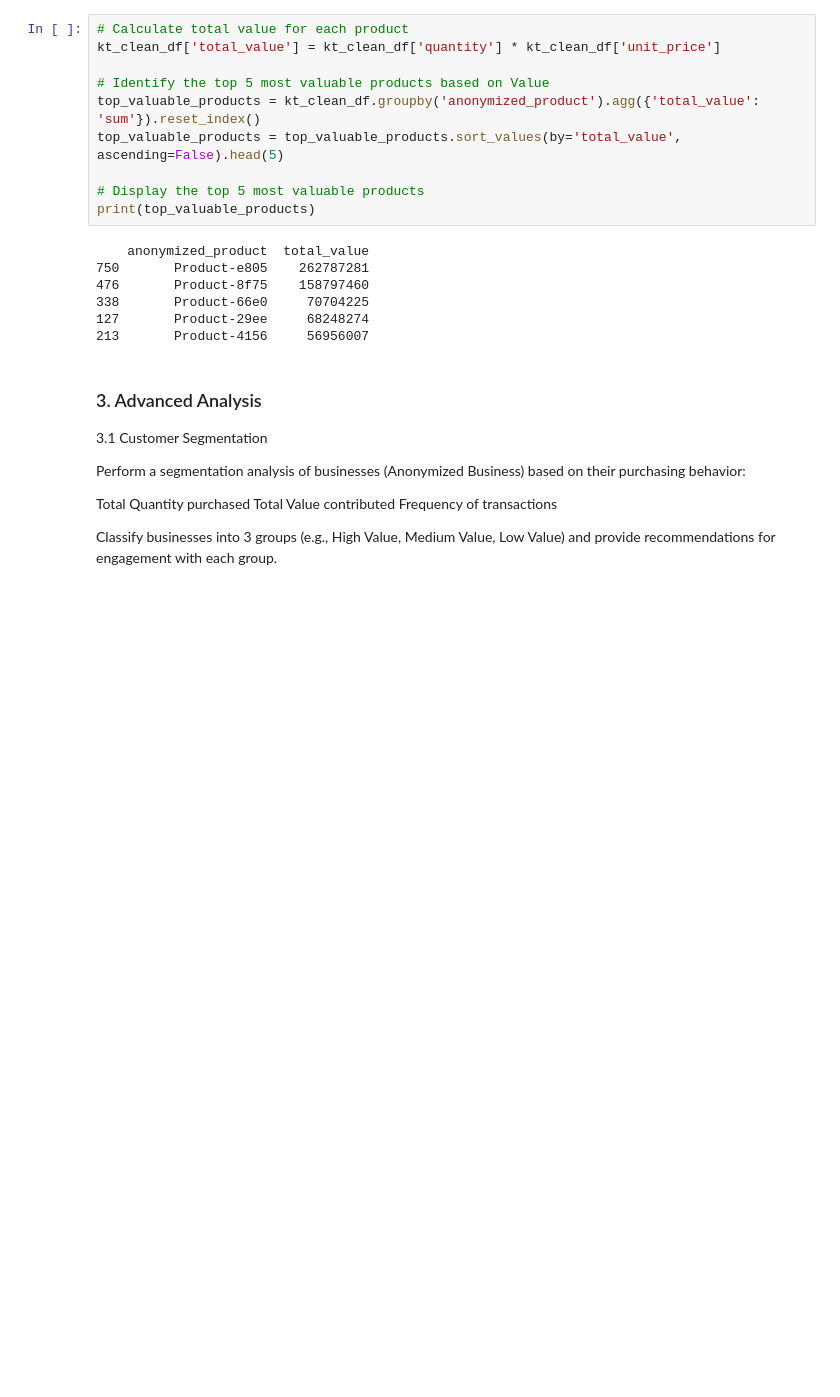
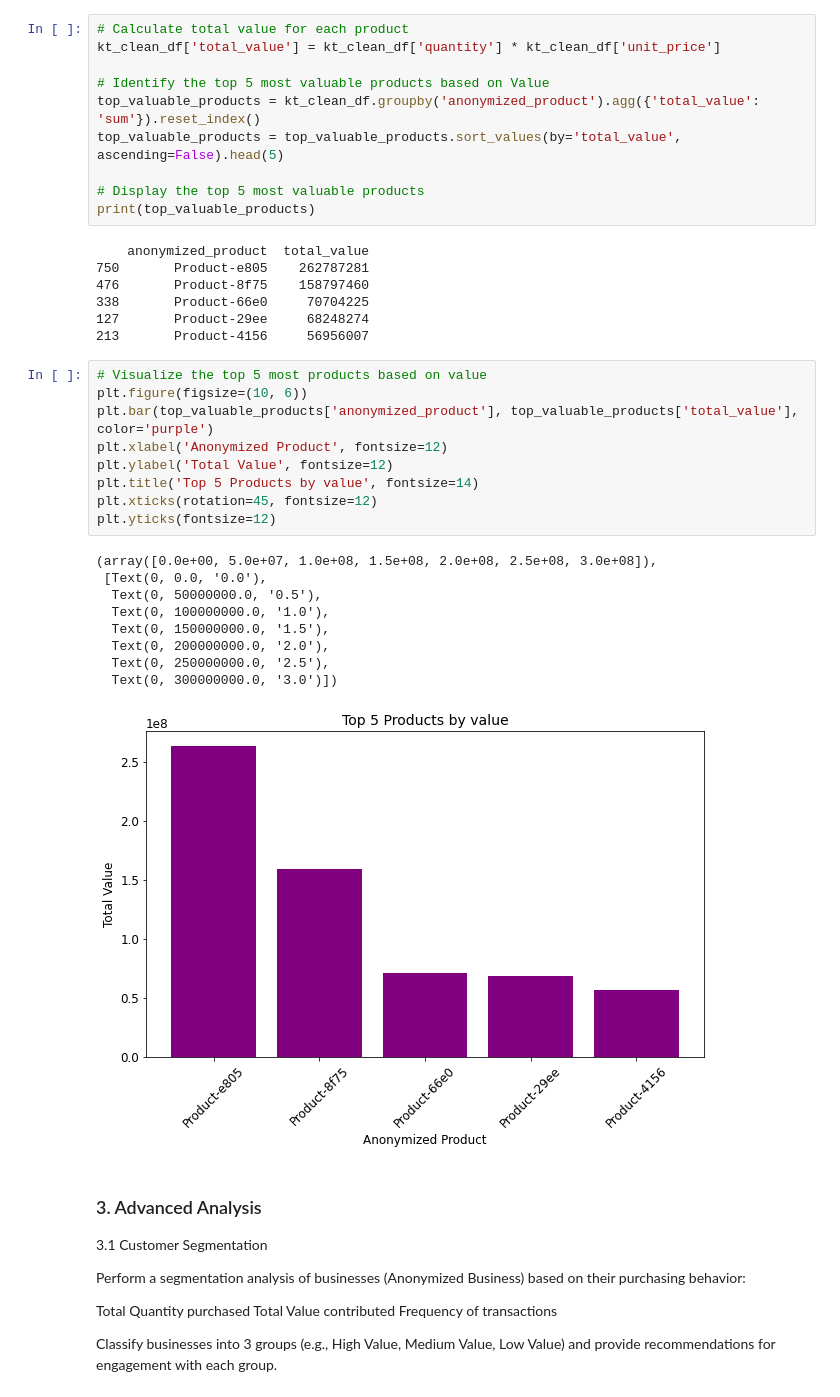
Before and after one commit to wambuiGicheha/kwanza_tukule_TechAssement, a Jupyter notebook: index.ipynb, the cells around one changed output. Drawn from its saved outputs; the diff is of its cells as text; blank space fills up the shorter version.

```diff
--- a/index.ipynb
+++ b/index.ipynb
@@ -529,6 +547,25 @@ print(top_valuable_products)
 338       Product-66e0     70704225
 127       Product-29ee     68248274
 213       Product-4156     56956007
+# %%
+# Visualize the top 5 most products based on value
+plt.figure(figsize=(10, 6))
+plt.bar(top_valuable_products['anonymized_product'], top_valuable_products['total_value'], color='purple')
+plt.xlabel('Anonymized Product', fontsize=12)
+plt.ylabel('Total Value', fontsize=12)
+plt.title('Top 5 Products by value', fontsize=14)
+plt.xticks(rotation=45, fontsize=12)
+plt.yticks(fontsize=12)
+# %% [output]
+(array([0.0e+00, 5.0e+07, 1.0e+08, 1.5e+08, 2.0e+08, 2.5e+08, 3.0e+08]),
+ [Text(0, 0.0, '0.0'),
+  Text(0, 50000000.0, '0.5'),
+  Text(0, 100000000.0, '1.0'),
+  Text(0, 150000000.0, '1.5'),
+  Text(0, 200000000.0, '2.0'),
+  Text(0, 250000000.0, '2.5'),
+  Text(0, 300000000.0, '3.0')])
+[figure, added]
 # %% [markdown]
 ### 3. Advanced Analysis
 
```
Also changed, not shown: parts of 2 cells of this notebook.
